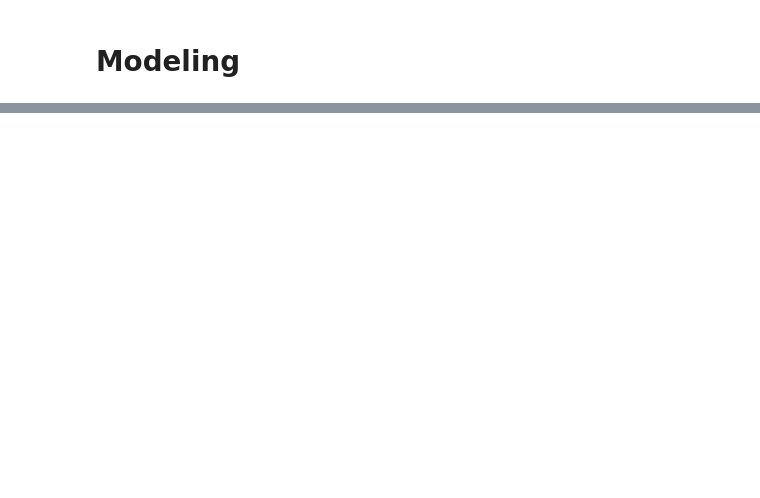
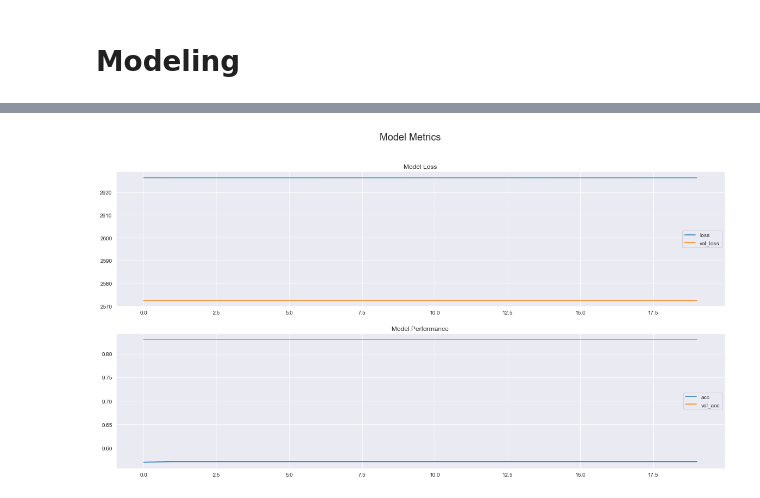
Before and after one commit to amcarite/Facial-Keypoint-Detection-with-Deep-Learning, a Jupyter notebook: oscar/1-oscar-face-keypoints.ipynb, the cells around one changed output, grey strips where cells are left out. Drawn from its saved outputs; the diff is of its cells as text; code cells hidden in the pictures; blank space fills up the shorter version.

```diff
--- a/oscar/1-oscar-face-keypoints.ipynb
+++ b/oscar/1-oscar-face-keypoints.ipynb
@@ -334,0 +381,20 @@ _________________________________________________________________
+# %%
+adamax_obj = tf.keras.optimizers.Adamax(
+    learning_rate=0.01,
+    beta_1=0.9,
+    beta_2=0.999,
+    epsilon=1e-07,
+    name='Adamax'
+)
+
+model.compile(optimizer=adamax_obj, loss='mean_squared_error', metrics=['mae','acc'])
+
+cnn_aug_history = model.fit(
+    train_data_aug,
+    train_labels_aug,
+    epochs=100,
+    batch_size=64,
+    shuffle = True,
+    validation_data=(dev_data, dev_labels),
+    callbacks=[earlyStopping, rlr]
+)
@@ -334,0 +419,14 @@ _________________________________________________________________
+# %%
+def plot_learning_curves(df, metric):
+    dev_metric = 'val_' + metric
+    fig, ax = plt.subplots(2, 1, figsize=(20, 10))
+    df.loc[:, ['loss', 'val_loss']].plot(ax=ax[0])
+    df.loc[:, [metric, dev_metric]].plot(ax=ax[1])
+    ax[0].set_title('Model Loss', fontsize=12)
+    ax[1].set_title('Model Performance', fontsize=12)
+    fig.suptitle('Model Metrics', fontsize=18)
+# %%
+model_history_df = pd.DataFrame(cnn_aug_history.history)
+plot_learning_curves(model_history_df, 'acc')
+# %% [output]
+[figure, added]
```
Also changed, not shown: parts of 12 cells of this notebook.
